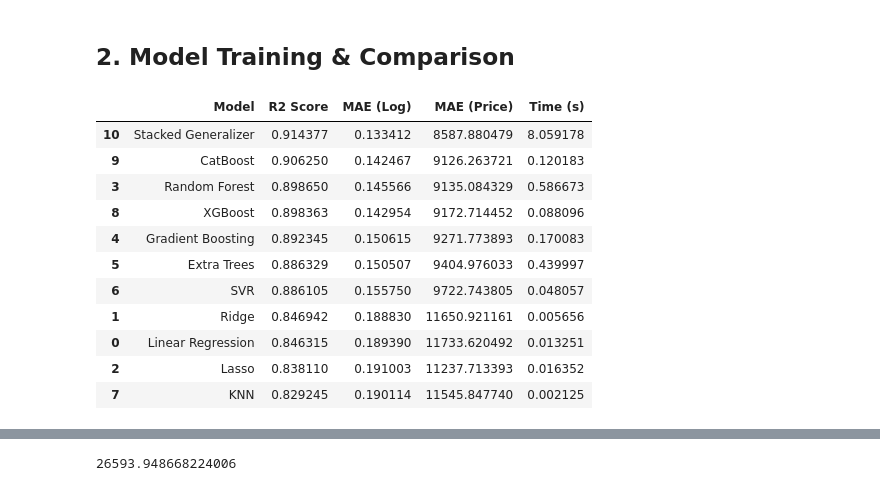
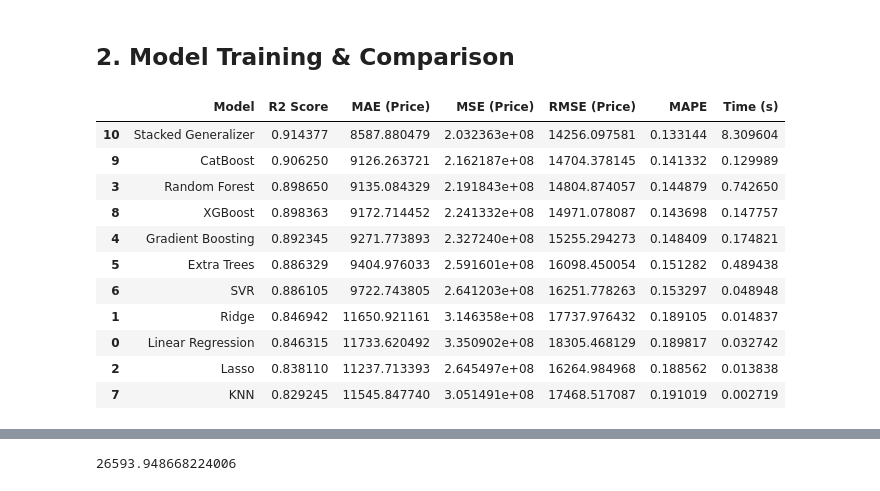
Before and after one commit to nishka-shah/Laptop-Prices, a Jupyter notebook: notebooks/model_training.ipynb, the cells around one changed output, grey strips where cells are left out. Saved outputs shown, nothing was run; the diff lists cells and outputs as text; code cells hidden in the pictures.

```diff
--- a/notebooks/model_training.ipynb
+++ b/notebooks/model_training.ipynb
@@ -80,74 +80,75 @@ Testing set: (255, 48)
 # %% [markdown]
 ## 2. Model Training & Comparison
 # %%
+def calculate_price_metrics(y_true_log, y_pred_log):
+    y_true = np.exp(y_true_log)
+    y_pred = np.exp(y_pred_log)
+    mse = mean_squared_error(y_true, y_pred)
+    return {
+        "R2 Score": r2_score(y_true_log, y_pred_log),
+        "MAE (Price)": mean_absolute_error(y_true, y_pred),
+        "MSE (Price)": mse,
+        "RMSE (Price)": np.sqrt(mse),
+        "MAPE": mean_absolute_percentage_error(y_true, y_pred)
+    }
+
+def evaluate_models(models, X_train, X_test, y_train, y_test):
+    results = []
+    for name, model in models.items():
+        start_time = time()
+        model.fit(X_train, y_train)
+        train_time = time() - start_time
+        y_pred = model.predict(X_test)
+
+        # Metrics on Log Price
+        mae_log = mean_absolute_error(y_test, y_pred)
+
+        metrics = calculate_price_metrics(y_test, y_pred)
+        res = {"Model": name, "Time (s)": train_time, "MAE (Log)": mae_log}
+        res.update(metrics)
+        results.append(res)
+
+    return pd.DataFrame(results)
 models = {
     "Linear Regression": LinearRegression(),
     "Ridge": Ridge(alpha=1.0),
     "Lasso": Lasso(alpha=0.01),
     "Random Forest": RandomForestRegressor(n_estimators=100, random_state=42),
     "Gradient Boosting": GradientBoostingRegressor(n_estimators=100, random_state=42),
     "Extra Trees": ExtraTreesRegressor(n_estimators=100, random_state=42),
     "SVR": SVR(kernel='rbf'),
     "KNN": KNeighborsRegressor(n_neighbors=5),
     "XGBoost": XGBRegressor(n_estimators=100, random_state=42),
     "CatBoost": CatBoostRegressor(n_estimators=100, verbose=0, random_state=42),
     "Stacked Generalizer": StackingRegressor(
-        estimatorsS=[
+        estimators=[
             ('xgb', XGBRegressor(n_estimators=100, random_state=42)),
             ('cat', CatBoostRegressor(n_estimators=100, verbose=0, random_state=42)),
             ('et', ExtraTreesRegressor(n_estimators=100, random_state=42)),
             ('svr', SVR(kernel='rbf', C=10))
         ],
         final_estimator=RidgeCV(),
         cv=5,
         n_jobs=-1
     )
 }
 
-def evaluate_models(models, X_train, X_test, y_train, y_test):
-    results = []
-    for name, model in models.items():
-        start_time = time()
-        model.fit(X_train, y_train)
-        train_time = time() - start_time
-        y_pred = model.predict(X_test)
-
-        # Metrics on Log Price
-        mse_log = mean_squared_error(y_test, y_pred)
-        mae_log = mean_absolute_error(y_test, y_pred)
-        r2 = r2_score(y_test, y_pred)
-
-        # Metrics on Original Price (Exp)
-        y_test_exp = np.exp(y_test)
-        y_pred_exp = np.exp(y_pred)
-        mae_price = mean_absolute_error(y_test_exp, y_pred_exp)
-
-        results.append({
-            "Model": name,
-            "R2 Score": r2,
-            "MAE (Log)": mae_log,
-            "MAE (Price)": mae_price,
-            "Time (s)": train_time
-        })
-
-    return pd.DataFrame(results)
-
 results_df = evaluate_models(models, X_train, X_test, y_train, y_test)
 results_df = results_df.sort_values(by="R2 Score", ascending=False)
-results_df
+display(results_df[["Model", "R2 Score", "MAE (Price)", "MSE (Price)", "RMSE (Price)", "MAPE", "Time (s)"]])
 # %% [output]
-|  | Model | R2 Score | MAE (Log) | MAE (Price) | Time (s) |
-| 10 | Stacked Generalizer | 0.914377 | 0.133412 | 8587.880479 | 8.059178 |
-| 9 | CatBoost | 0.906250 | 0.142467 | 9126.263721 | 0.120183 |
-| 3 | Random Forest | 0.898650 | 0.145566 | 9135.084329 | 0.586673 |
-| 8 | XGBoost | 0.898363 | 0.142954 | 9172.714452 | 0.088096 |
-| 4 | Gradient Boosting | 0.892345 | 0.150615 | 9271.773893 | 0.170083 |
-| 5 | Extra Trees | 0.886329 | 0.150507 | 9404.976033 | 0.439997 |
-| 6 | SVR | 0.886105 | 0.155750 | 9722.743805 | 0.048057 |
-| 1 | Ridge | 0.846942 | 0.188830 | 11650.921161 | 0.005656 |
-| 0 | Linear Regression | 0.846315 | 0.189390 | 11733.620492 | 0.013251 |
-| 2 | Lasso | 0.838110 | 0.191003 | 11237.713393 | 0.016352 |
-| 7 | KNN | 0.829245 | 0.190114 | 11545.847740 | 0.002125 |
+|  | Model | R2 Score | MAE (Price) | MSE (Price) | RMSE (Price) | MAPE | Time (s) |
+| 10 | Stacked Generalizer | 0.914377 | 8587.880479 | 2.032363e+08 | 14256.097581 | 0.133144 | 8.309604 |
+| 9 | CatBoost | 0.906250 | 9126.263721 | 2.162187e+08 | 14704.378145 | 0.141332 | 0.129989 |
+| 3 | Random Forest | 0.898650 | 9135.084329 | 2.191843e+08 | 14804.874057 | 0.144879 | 0.742650 |
+| 8 | XGBoost | 0.898363 | 9172.714452 | 2.241332e+08 | 14971.078087 | 0.143698 | 0.147757 |
+| 4 | Gradient Boosting | 0.892345 | 9271.773893 | 2.327240e+08 | 15255.294273 | 0.148409 | 0.174821 |
+| 5 | Extra Trees | 0.886329 | 9404.976033 | 2.591601e+08 | 16098.450054 | 0.151282 | 0.489438 |
+| 6 | SVR | 0.886105 | 9722.743805 | 2.641203e+08 | 16251.778263 | 0.153297 | 0.048948 |
+| 1 | Ridge | 0.846942 | 11650.921161 | 3.146358e+08 | 17737.976432 | 0.189105 | 0.014837 |
+| 0 | Linear Regression | 0.846315 | 11733.620492 | 3.350902e+08 | 18305.468129 | 0.189817 | 0.032742 |
+| 2 | Lasso | 0.838110 | 11237.713393 | 2.645497e+08 | 16264.984968 | 0.188562 | 0.013838 |
+| 7 | KNN | 0.829245 | 11545.847740 | 3.051491e+08 | 17468.517087 | 0.191019 | 0.002719 |
 # %% [markdown]
 Baseline Rankings:
 
```
Also changed, not shown: parts of 7 cells of this notebook, 12 other files.
